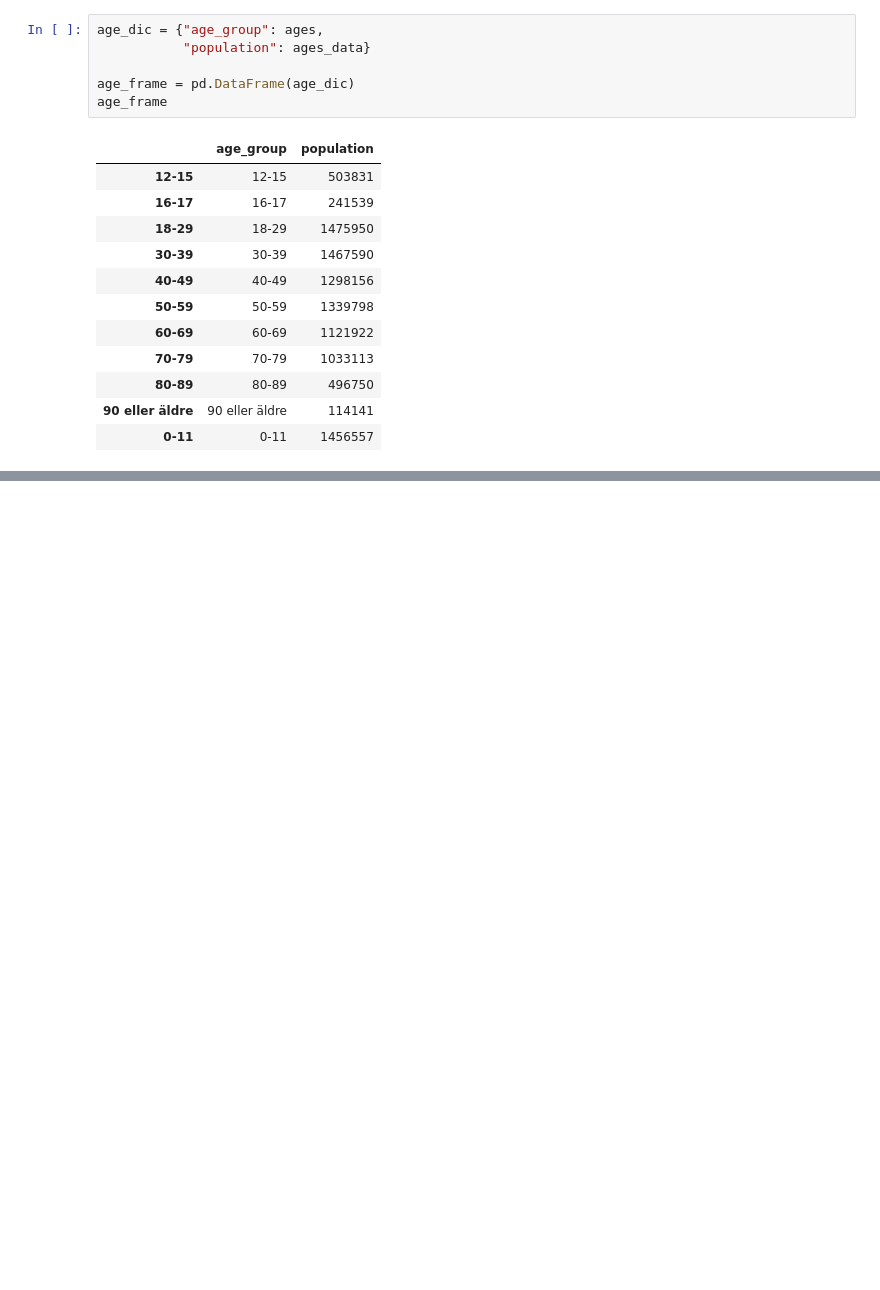
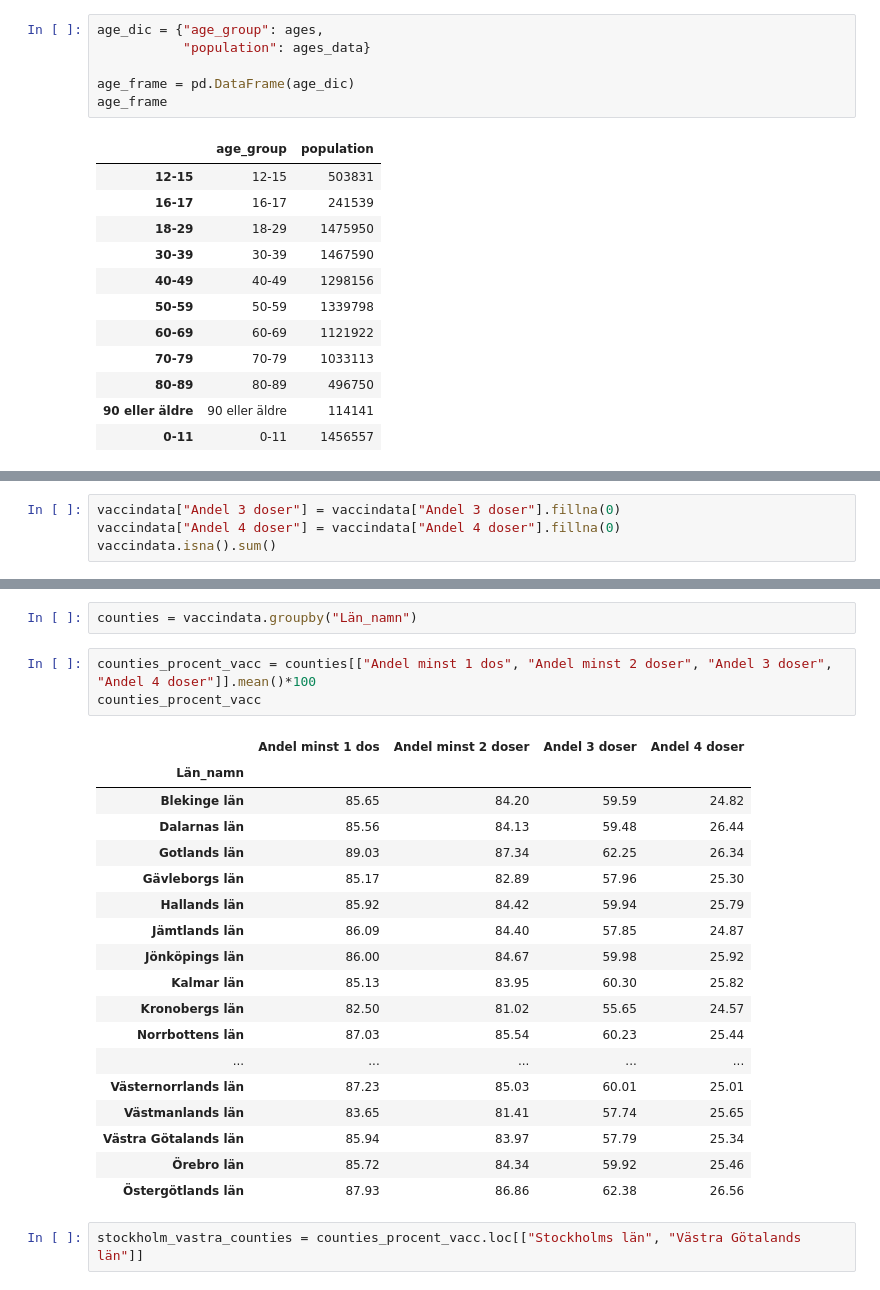
Before and after one commit to MaryKavalion/Data_Processing-Mary-Kavalionak, a Jupyter notebook: Lab-Covid19/Part 2. Warming_up_vaccination.ipynb, the cells around one changed output, grey strips where cells are left out. Saved outputs shown, nothing was run; the diff lists cells and outputs as text; blank space fills up the shorter version.

```diff
--- a/Lab-Covid19/Part 2. Warming_up_vaccination.ipynb
+++ b/Lab-Covid19/Part 2. Warming_up_vaccination.ipynb
@@ -150,0 +235,4 @@ px.pie(age_frame, values = 'population', names = 'age_group', title = "Swedish p
+# %%
+vaccindata["Andel 3 doser"] = vaccindata["Andel 3 doser"].fillna(0)
+vaccindata["Andel 4 doser"] = vaccindata["Andel 4 doser"].fillna(0)
+vaccindata.isna().sum()
@@ -150,0 +255,26 @@ px.pie(age_frame, values = 'population', names = 'age_group', title = "Swedish p
+# %%
+counties = vaccindata.groupby("Län_namn")
+# %%
+counties_procent_vacc = counties[["Andel minst 1 dos", "Andel minst 2 doser", "Andel 3 doser", "Andel 4 doser"]].mean()*100
+counties_procent_vacc
+# %% [output]
+|  | Andel minst 1 dos | Andel minst 2 doser | Andel 3 doser | Andel 4 doser |
+| Län_namn |  |  |  |  |
+| Blekinge län | 85.65 | 84.20 | 59.59 | 24.82 |
+| Dalarnas län | 85.56 | 84.13 | 59.48 | 26.44 |
+| Gotlands län | 89.03 | 87.34 | 62.25 | 26.34 |
+| Gävleborgs län | 85.17 | 82.89 | 57.96 | 25.30 |
+| Hallands län | 85.92 | 84.42 | 59.94 | 25.79 |
+| Jämtlands län | 86.09 | 84.40 | 57.85 | 24.87 |
+| Jönköpings län | 86.00 | 84.67 | 59.98 | 25.92 |
+| Kalmar län | 85.13 | 83.95 | 60.30 | 25.82 |
+| Kronobergs län | 82.50 | 81.02 | 55.65 | 24.57 |
+| Norrbottens län | 87.03 | 85.54 | 60.23 | 25.44 |
+| ... | ... | ... | ... | ... |
+| Västernorrlands län | 87.23 | 85.03 | 60.01 | 25.01 |
+| Västmanlands län | 83.65 | 81.41 | 57.74 | 25.65 |
+| Västra Götalands län | 85.94 | 83.97 | 57.79 | 25.34 |
+| Örebro län | 85.72 | 84.34 | 59.92 | 25.46 |
+| Östergötlands län | 87.93 | 86.86 | 62.38 | 26.56 |
+# %%
+stockholm_vastra_counties = counties_procent_vacc.loc[["Stockholms län", "Västra Götalands län"]]
```
Also changed, not shown: parts of 13 cells of this notebook.
